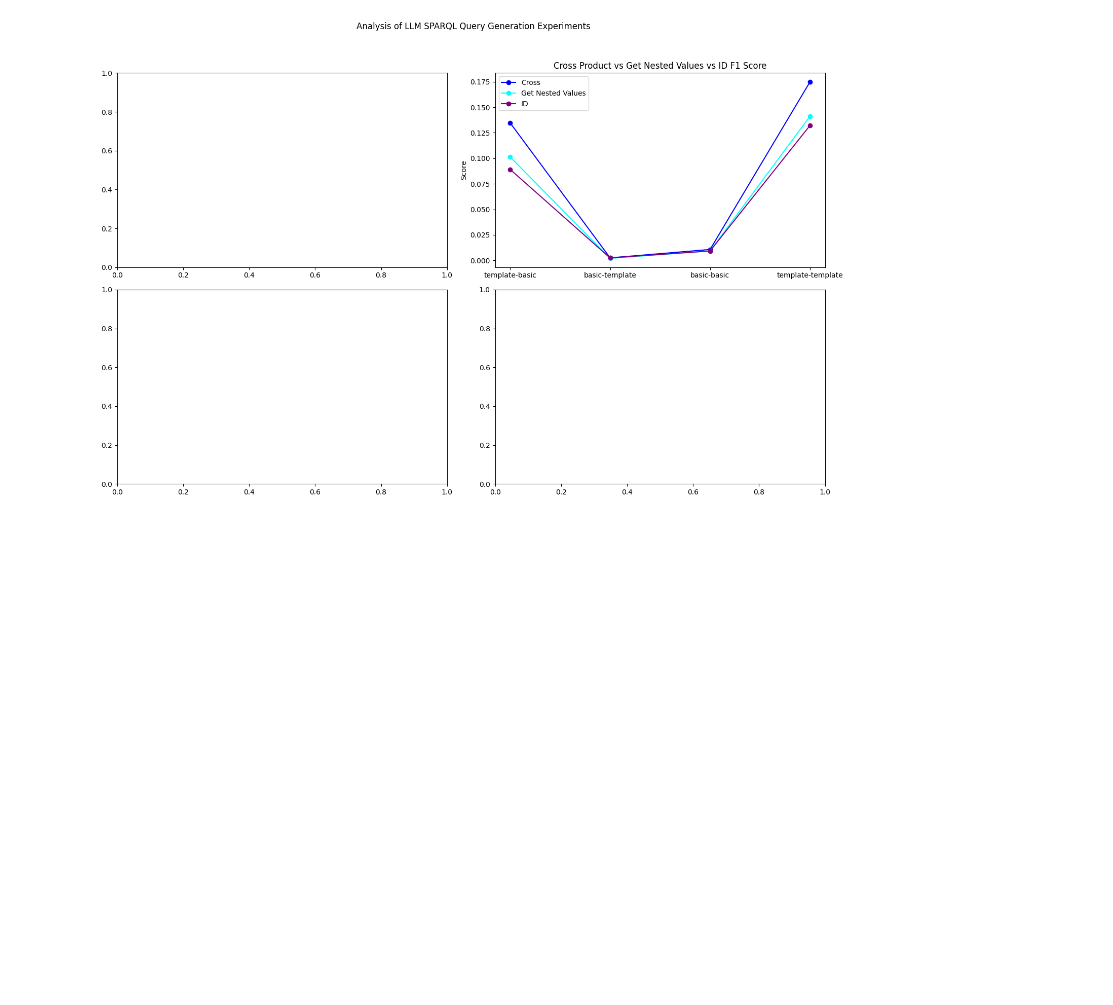
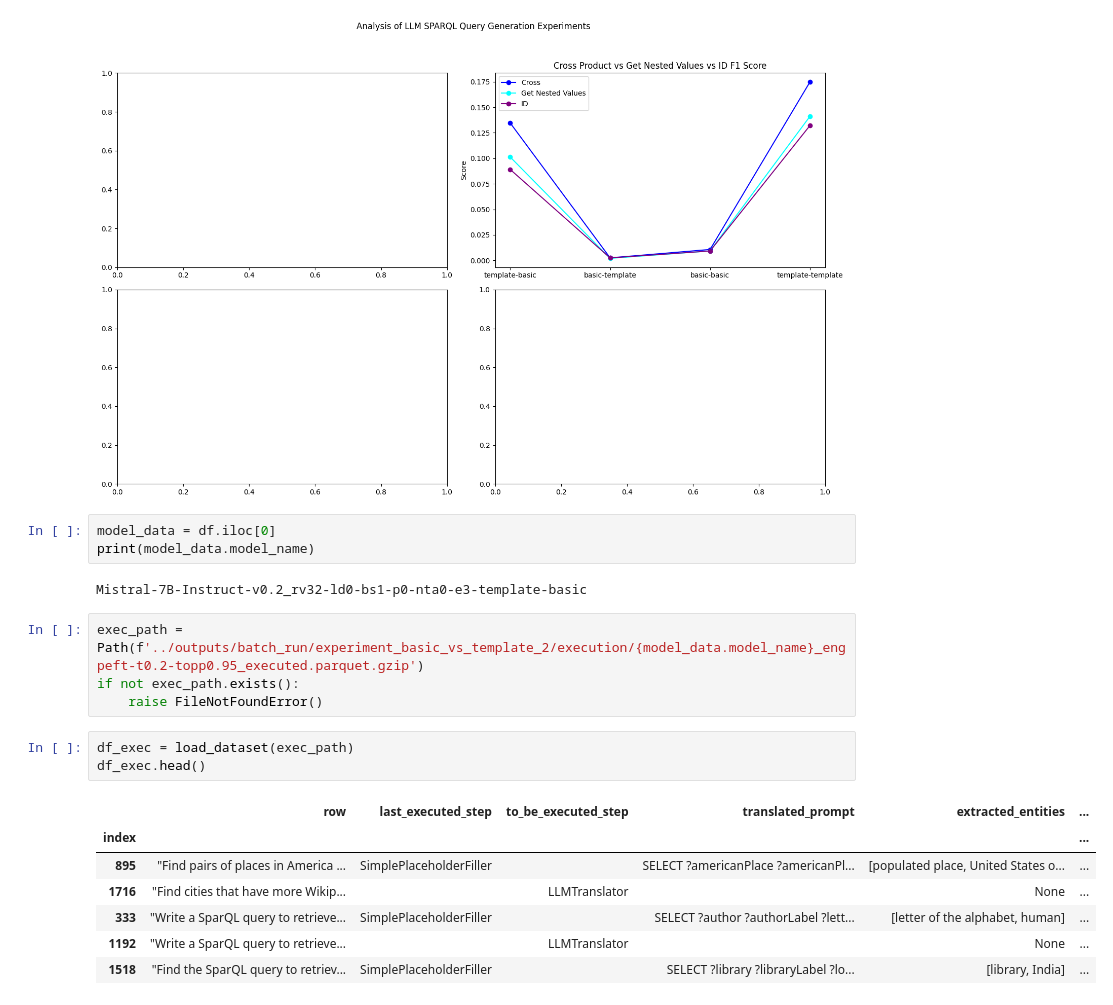
Before and after one commit to Gratic/Finetuning-LLM-for-SPARQL-generation, a Jupyter notebook: scripts/concatened_evaluation_viz.ipynb, the cells around one changed output. Saved outputs shown, nothing was run; the diff lists cells and outputs as text; blank space fills up the shorter version.

```diff
--- a/scripts/concatened_evaluation_viz.ipynb
+++ b/scripts/concatened_evaluation_viz.ipynb
@@ -124,3 +125,23 @@ plt.tight_layout(rect=[0, 0.03, 1, 0.95])
 plt.show()
 # %% [output]
 [figure]
+# %%
+model_data = df.iloc[0]
+print(model_data.model_name)
+# %% [output]
+Mistral-7B-Instruct-v0.2_rv32-ld0-bs1-p0-nta0-e3-template-basic
+# %%
+exec_path = Path(f'../outputs/batch_run/experiment_basic_vs_template_2/execution/{model_data.model_name}_engpeft-t0.2-topp0.95_executed.parquet.gzip')
+if not exec_path.exists():
+    raise FileNotFoundError()
+# %%
+df_exec = load_dataset(exec_path)
+df_exec.head()
+# %% [output]
+|  | row | last_executed_step | to_be_executed_step | translated_prompt | extracted_entities | ... |
+| index |  |  |  |  |  | ... |
+| 895 | "Find pairs of places in America ... | SimplePlaceholderFiller |  | SELECT ?americanPlace ?americanPl... | [populated place, United States o... | ... |
+| 1716 | "Find cities that have more Wikip... |  | LLMTranslator |  | None | ... |
+| 333 | "Write a SparQL query to retrieve... | SimplePlaceholderFiller |  | SELECT ?author ?authorLabel ?lett... | [letter of the alphabet, human] | ... |
+| 1192 | "Write a SparQL query to retrieve... |  | LLMTranslator |  | None | ... |
+| 1518 | "Find the SparQL query to retriev... | SimplePlaceholderFiller |  | SELECT ?library ?libraryLabel ?lo... | [library, India] | ... |
```
Also changed, not shown: parts of 6 cells of this notebook, 4 other files.
